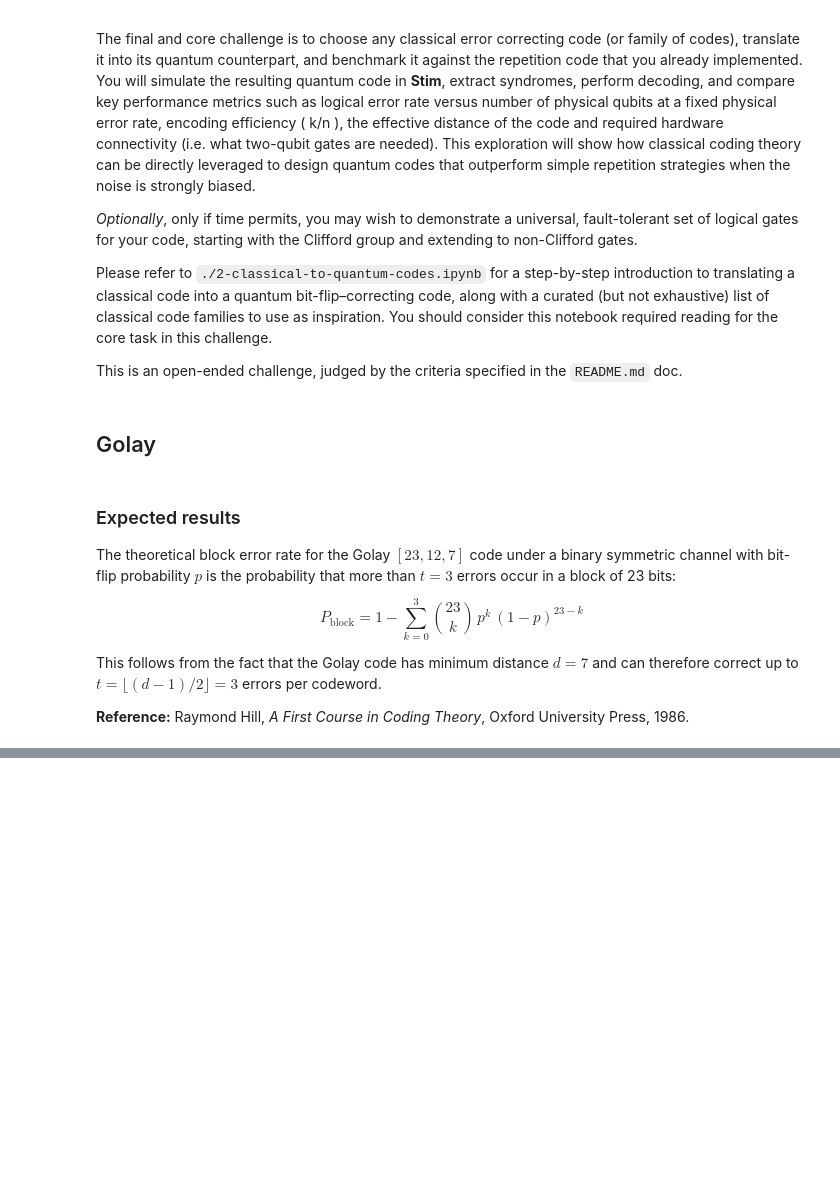
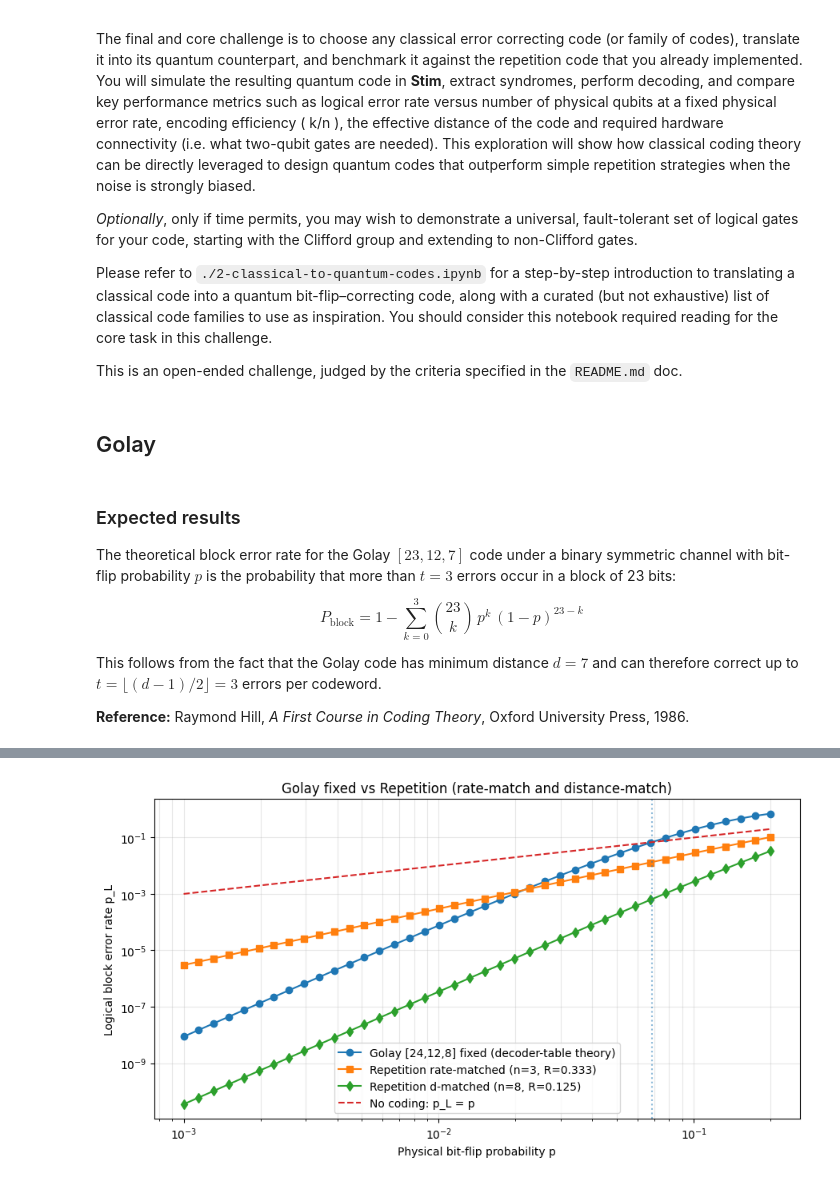
Before and after one commit to DanieleSalvi2810/QPFL_Hackathon_2026_Alice_and_Bob_Quantum_Icing, a Jupyter notebook: team-quantum_icing/1-challenge.ipynb, the cells around one changed output, grey strips where cells are left out. Drawn from its saved outputs; the diff is of its cells as text; code cells hidden in the pictures; blank space fills up the shorter version.

```diff
--- a/team-quantum_icing/1-challenge.ipynb
+++ b/team-quantum_icing/1-challenge.ipynb
@@ -1034,0 +1333,87 @@ This follows from the fact that the Golay code has minimum distance $d = 7$ and
+# %%
+# Golay vs Repetition on p_L(p): include both matching criteria
+# - Golay fixed: [24,12,8]
+# - Repetition rate-matched: R=1/n close to Golay R=1/2 -> use n=3 (nearest odd)
+# - Repetition distance-matched: d=n equal to Golay d=8 -> use n=8 (exact, even tie handled at 50%)
+
+import numpy as np
+import math
+import matplotlib.pyplot as plt
+
+n_g, k_g, d_g = 24, 12, 8
+R_g = k_g / n_g
+
+n_rep_rate = 3       # nearest odd to exact rate-matched n=2
+n_rep_d = d_g        # exact distance match (n=8)
+
+def repetition_logical_fail_prob(n: int, p: float, tie_rule: str = "half") -> float:
+    """
+    Logical failure for repetition [n,1,n] under majority decoding on BSC(p).
+
+    tie_rule for even n:
+      - "half": tie contributes 0.5 (unbiased tie-break)
+      - "zero": tie decoded as logical 0
+    """
+    m = n // 2
+    fail = sum(math.comb(n, w) * (p ** w) * ((1 - p) ** (n - w)) for w in range(m + 1, n + 1))
+
+    if (n % 2 == 0):
+        tie = math.comb(n, m) * (p ** m) * ((1 - p) ** (n - m))
+        if tie_rule == "half":
+            fail += 0.5 * tie
+        elif tie_rule == "zero":
+            pass
+        else:
+            raise ValueError("tie_rule must be 'half' or 'zero'")
+
+    return float(fail)
+
+# Sweep p
+p_cmp = np.geomspace(1e-3, 2e-1, 40)
+
+# Golay fixed (exact for current syndrome table decoder)
+pL_golay = np.array([golay24_theory_block_fail_for_table(float(p), corr_table) for p in p_cmp], dtype=float)
+
+# Repetition curves
+pL_rep_rate = np.array([repetition_logical_fail_prob(n_rep_rate, float(p), tie_rule="half") for p in p_cmp], dtype=float)
+pL_rep_d = np.array([repetition_logical_fail_prob(n_rep_d, float(p), tie_rule="half") for p in p_cmp], dtype=float)
+
+# Optional pseudo-thresholds (p where p_L = p on sampled interval)
+pth_g = estimate_curve_crossing(p_cmp, pL_golay, p_cmp)
+pth_r_rate = estimate_curve_crossing(p_cmp, pL_rep_rate, p_cmp)
+pth_r_d = estimate_curve_crossing(p_cmp, pL_rep_d, p_cmp)
+
+print("Fixed Golay [24,12,8]:")
+print(f"  rate = {R_g:.3f}, distance = {d_g}")
+print("Repetition compared:")
+print(f"  rate-matched (approx): n={n_rep_rate}, rate={1/n_rep_rate:.3f}, distance={n_rep_rate}")
+print(f"  distance-matched (exact): n={n_rep_d}, rate={1/n_rep_d:.3f}, distance={n_rep_d}")
+print()
+print("Pseudo-thresholds from p_L = p (within sampled p-range):")
+print(f"  Golay: {pth_g}")
+print(f"  Repetition rate-matched (n={n_rep_rate}): {pth_r_rate}")
+print(f"  Repetition distance-matched (n={n_rep_d}): {pth_r_d}")
+
+# Plot p_L vs p
+plt.figure(figsize=(9, 5))
+plt.loglog(p_cmp, np.maximum(pL_golay, 1e-15), 'o-', label='Golay [24,12,8] fixed (decoder-table theory)')
+plt.loglog(p_cmp, np.maximum(pL_rep_rate, 1e-15), 's-', label=f'Repetition rate-matched (n={n_rep_rate}, R={1/n_rep_rate:.3f})')
+plt.loglog(p_cmp, np.maximum(pL_rep_d, 1e-15), 'd-', label=f'Repetition d-matched (n={n_rep_d}, R={1/n_rep_d:.3f})')
+plt.loglog(p_cmp, p_cmp, '--', label='No coding: p_L = p')
+
+for pth, color, name in [
+    (pth_g, 'tab:blue', 'Golay'),
+    (pth_r_rate, 'tab:orange', 'Rep rate-match'),
+    (pth_r_d, 'tab:green', 'Rep d-match'),
+]:
+    if pth is not None:
+        plt.axvline(pth, color=color, linestyle=':', alpha=0.5)
+
+plt.xlabel('Physical bit-flip probability p')
+plt.ylabel('Logical block error rate p_L')
+plt.title('Golay fixed vs Repetition (rate-match and distance-match)')
+plt.grid(True, which='both', alpha=0.3)
+plt.legend()
+plt.tight_layout()
+plt.show()
+# %% [output]
@@ -1034,0 +1430 @@ This follows from the fact that the Golay code has minimum distance $d = 7$ and
+[figure, added]
```
Also changed, not shown: parts of 14 cells of this notebook, 3 other files.
